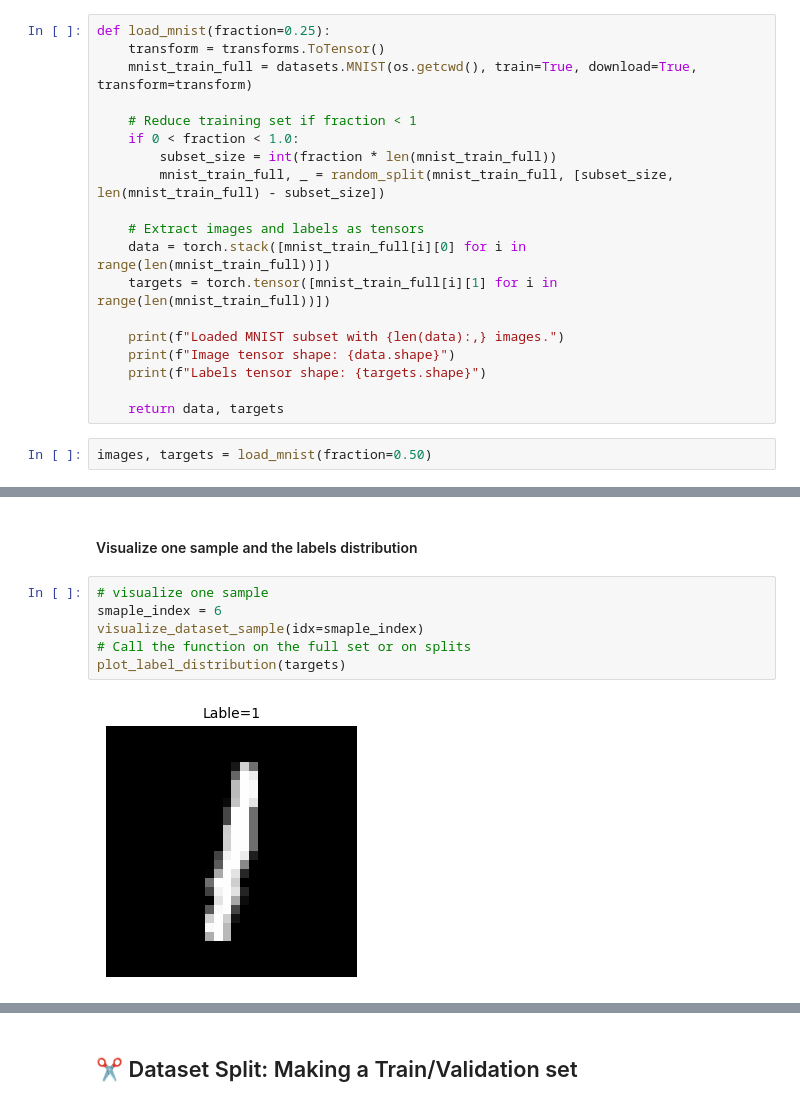
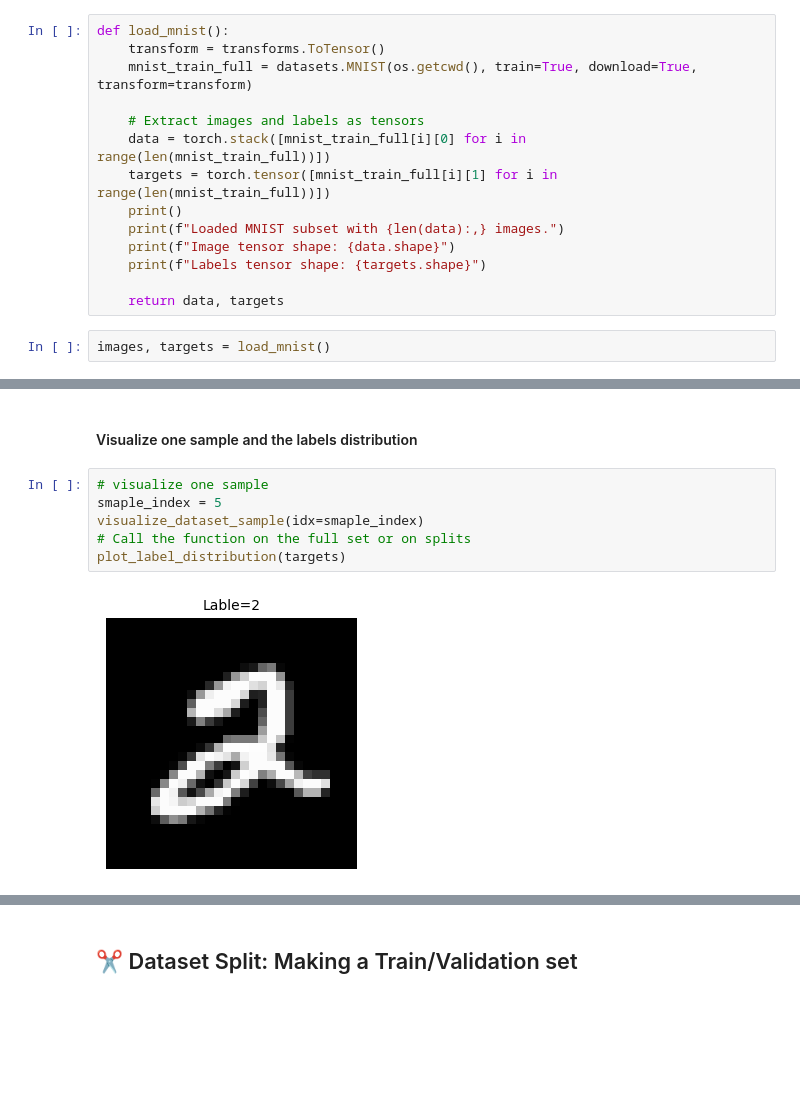
Before and after one commit to mikelunizar/T6-AdvancedOptimization, a Jupyter notebook: ModelSelection.ipynb, the cells around one changed output, grey strips where cells are left out. Drawn from its saved outputs; the diff is of its cells as text; blank space fills up the shorter version.

```diff
--- a/ModelSelection.ipynb
+++ b/ModelSelection.ipynb
@@ -43,22 +105,17 @@ import numpy as np
 # %%
-def load_mnist(fraction=0.25):
+def load_mnist():
     transform = transforms.ToTensor()
     mnist_train_full = datasets.MNIST(os.getcwd(), train=True, download=True, transform=transform)
-
-    # Reduce training set if fraction < 1
-    if 0 < fraction < 1.0:
-        subset_size = int(fraction * len(mnist_train_full))
-        mnist_train_full, _ = random_split(mnist_train_full, [subset_size, len(mnist_train_full) - subset_size])
 
     # Extract images and labels as tensors
     data = torch.stack([mnist_train_full[i][0] for i in range(len(mnist_train_full))])
     targets = torch.tensor([mnist_train_full[i][1] for i in range(len(mnist_train_full))])
-
+    print()
     print(f"Loaded MNIST subset with {len(data):,} images.")
     print(f"Image tensor shape: {data.shape}")
     print(f"Labels tensor shape: {targets.shape}")
 
     return data, targets
 # %%
-images, targets = load_mnist(fraction=0.50)
+images, targets = load_mnist()
 # %% [output]
@@ -106,9 +163,9 @@ def plot_label_distribution(labels, title="Label Distribution"):
 #### Visualize one sample and the labels distribution
 # %%
 # visualize one sample
-smaple_index = 6
+smaple_index = 5
 visualize_dataset_sample(idx=smaple_index)
 # Call the function on the full set or on splits
 plot_label_distribution(targets)
 # %% [output]
-[figure, old version]
+[figure, new version]
```
Also changed, not shown: parts of 22 cells of this notebook, 2 other files.
